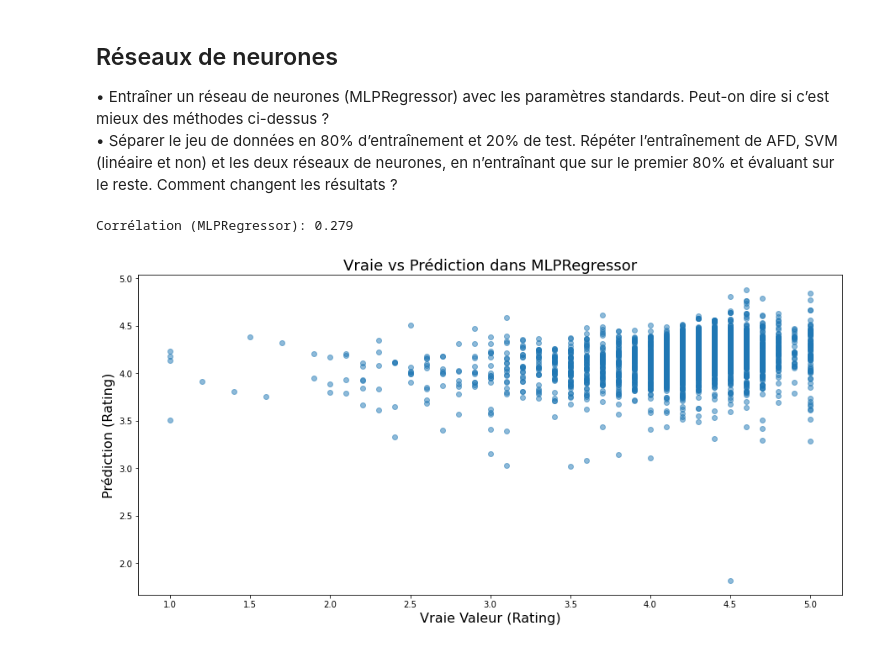
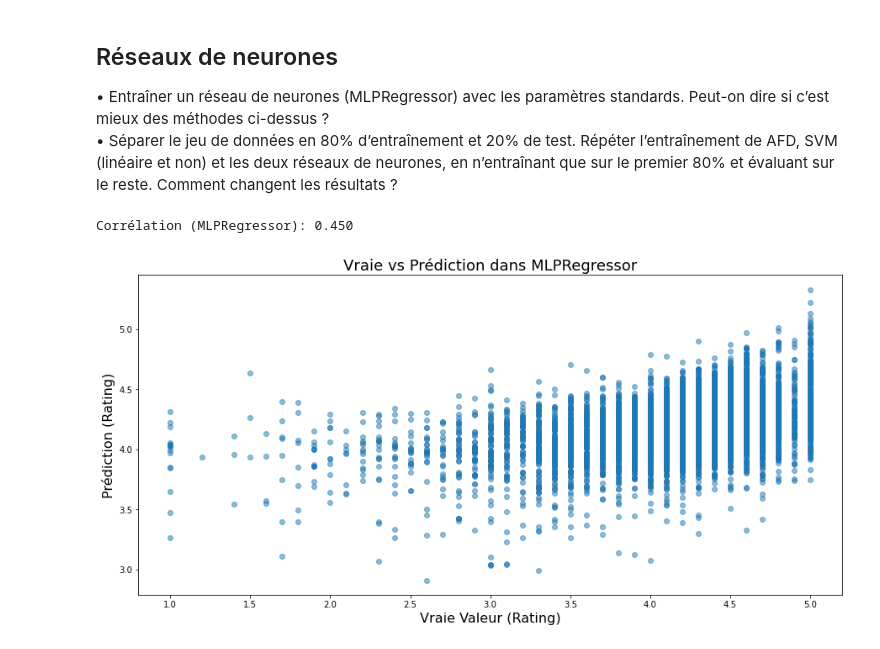
Before and after one commit to thuyen98/google_rating, a Jupyter notebook: projet machine learning.ipynb, the cells around one changed output. Drawn from its saved outputs; the diff is of its cells as text; code cells hidden in the pictures.

```diff
--- a/projet machine learning.ipynb
+++ b/projet machine learning.ipynb
@@ -81,3 +75,3 @@ array([4.1, 3.9, 4.7, ..., 4.5, 5. , 4.5])
 # %%
-data-=data.mean()#centrer
-data/=data.std()#réduire
+#data-=data.mean()centrer
+#data/=data.std()réduire
@@ -100,3 +78,6 @@ data
+# %%
+from sklearn.preprocessing import StandardScaler
+data=StandardScaler().fit_transform(data)
 # %%
 acp=PCA()
 acp.fit(data)
@@ -328,7 +223,7 @@ X_train, X_test, y_train, y_test = train_test_split(data, rating, test_size=0.3,
 #sklearn.model_selection.train_test_split(*arrays, test_size=None, train_size=None, random_state=None, shuffle=True, stratify=None)[source]
 
 linear_svr = LinearSVR(max_iter=1000000,dual=True)
-linear_svr.fit(X_train, y_train)
+linear_svr.fit(data, rating)
 # %% [output]
 LinearSVR(max_iter=1000000)
 # %%
@@ -351,13 +246,13 @@ Corrélation (LinearSVR): 0.196
 # %%
 from sklearn.svm import SVR
 svm_reg= SVR(kernel='rbf')
-svm_reg.fit(X_train, y_train)
-predictions = svm_reg.predict(X_test)
-plt.scatter(y_test, predictions, alpha=0.5)
-plt.plot(y_test,y_test,'r')
+svm_reg.fit(data, rating)
+predictions = svm_reg.predict(data)
+plt.scatter(rating, predictions, alpha=0.5)
+plt.plot(rating,rating,'r')
 plt.title('Vraie vs Prédiction dans Non-linaireSVR')
 plt.xlabel('Vraie Valeur (Rating)')
 plt.ylabel('Prédiction (Rating)')
-correlation = np.corrcoef(y_test, predictions)[0, 1]
+correlation = np.corrcoef(rating, predictions)[0, 1]
 print(f"Corrélation (SVR): {correlation:.3f}")
 # %% [output]
@@ -370,19 +265,19 @@ Corrélation (SVR): 0.255
 # %%
 from sklearn.neural_network import MLPRegressor
 
 mlp_regressor = MLPRegressor(random_state=42)
-mlp_regressor.fit(X_train, y_train)
+mlp_regressor.fit(data, rating)
 
-predictions_mlp = mlp_regressor.predict(X_test)
+predictions_mlp = mlp_regressor.predict(data)
 plt.title('Vraie vs Prédiction dans MLPRegressor')
 plt.xlabel('Vraie Valeur (Rating)')
 plt.ylabel('Prédiction (Rating)')
 
-plt.scatter(y_test,predictions_mlp,alpha=0.5)
-correlation = np.corrcoef(y_test, predictions_mlp)[0, 1]
+plt.scatter(rating,predictions_mlp,alpha=0.5)
+correlation = np.corrcoef(rating, predictions_mlp)[0, 1]
 print(f"Corrélation (MLPRegressor): {correlation:.3f}")
 # %% [output]
-Corrélation (MLPRegressor): 0.279
+Corrélation (MLPRegressor): 0.450
-[figure, old version]
+[figure, new version]
 # %%
 X_train, X_test, y_train, y_test = train_test_split(data, rating, test_size=0.2, random_state=42)
```
Also changed, not shown: parts of 26 cells of this notebook.
